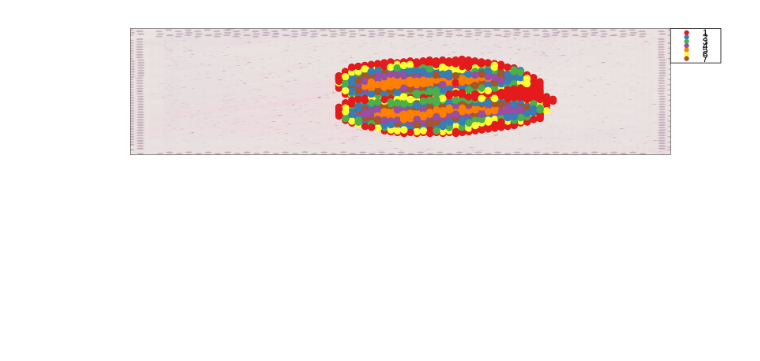
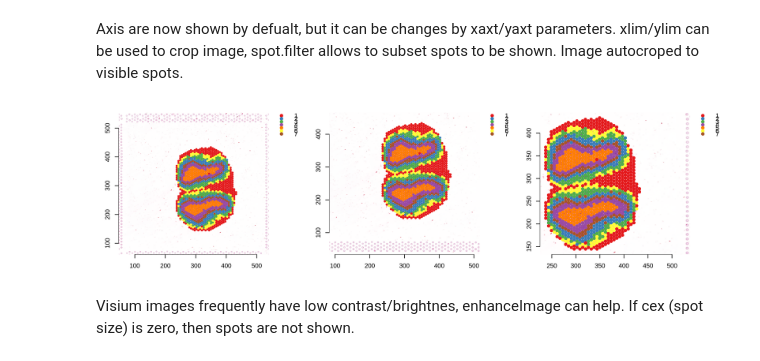
Before and after one commit to cellgeni/visutils, a Jupyter notebook: examples/visium.visualization.ipynb, the cells around one changed output. Drawn from its saved outputs; the diff is of its cells as text; code cells hidden in the pictures; blank space fills up the shorter version.

```diff
--- a/examples/visium.visualization.ipynb
+++ b/examples/visium.visualization.ipynb
@@ -38,2 +22,2 @@ loadVisiumFrom10x("https://cf.10xgenomics.com/samples/spatial-exp/1.3.0","Visium
 # %%
-mob = myLoad10X_Spatial('data/Visium_Mouse_Olfactory_Bulb/',filter.matrix = FALSE)
+mob = myLoad10X_Spatial('data/Visium_Mouse_Olfactory_Bulb/',filter.matrix = FALSE,ens_id = FALSE)
@@ -50,5 +49,11 @@ plotVisium(mob,mob$clusters)
+# %% [markdown]
+Axis are now shown by defualt, but it can be changes by xaxt/yaxt parameters. xlim/ylim can be used to crop image, spot.filter allows to subset spots to be shown. Image autocroped to visible spots.
 # %%
-par(mar=c(3,3,1,5))
+par(mfrow=c(1,3),mar=c(3,3,1,5),bty='n')
 plotVisium(mob,mob$clusters,xaxt='s',yaxt='s')
+plotVisium(mob,mob$clusters,xaxt='s',yaxt='s',xlim=c(100,500),ylim=c(50,450))
+plotVisium(mob,mob$clusters,xaxt='s',yaxt='s',spot.filter = mob$is.tissue==1)
 # %% [output]
-[figure, old version]
+[figure, new version]
+# %% [markdown]
+Visium images frequently have low contrast/brightnes, enhanceImage can help. If cex (spot size) is zero, then spots are not shown.
```
Also changed, not shown: parts of 19 cells of this notebook, 7 other files.
